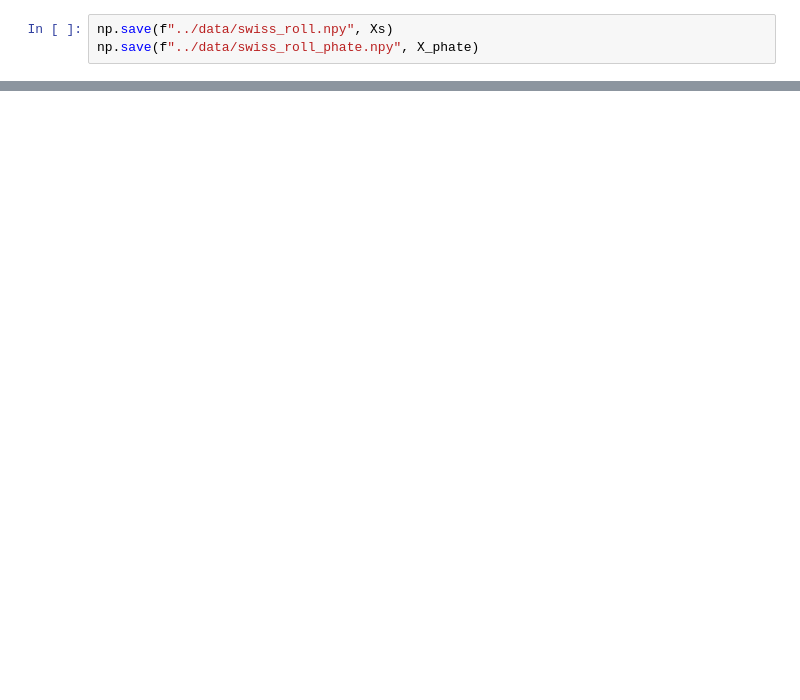
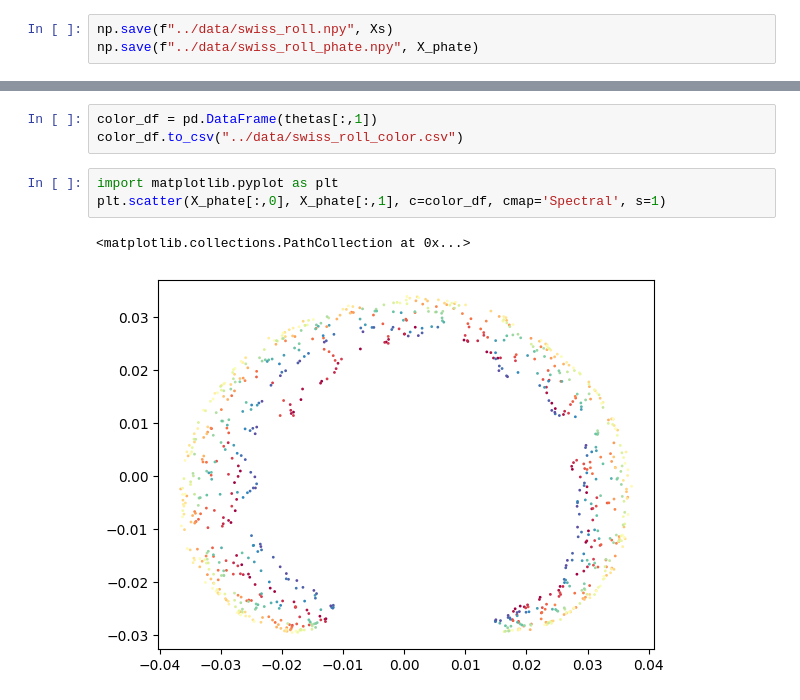
Before and after one commit to KrishnaswamyLab/GeometryAwareGenerativeAutoencoder, a Jupyter notebook: notebooks/swiss_roll_data.ipynb, the cells around one changed output, grey strips where cells are left out. Cells and saved outputs as stored; diff of their text form; blank space fills up the shorter version.

```diff
--- a/notebooks/swiss_roll_data.ipynb
+++ b/notebooks/swiss_roll_data.ipynb
@@ -51,0 +68,9 @@ np.save(f"../data/swiss_roll_phate.npy", X_phate)
+# %%
+color_df = pd.DataFrame(thetas[:,1])
+color_df.to_csv("../data/swiss_roll_color.csv")
+# %%
+import matplotlib.pyplot as plt
+plt.scatter(X_phate[:,0], X_phate[:,1], c=color_df, cmap='Spectral', s=1)
+# %% [output]
+<matplotlib.collections.PathCollection at 0x...>
+[figure, added]
```
Also changed, not shown: parts of 7 cells of this notebook, 11 other files.
